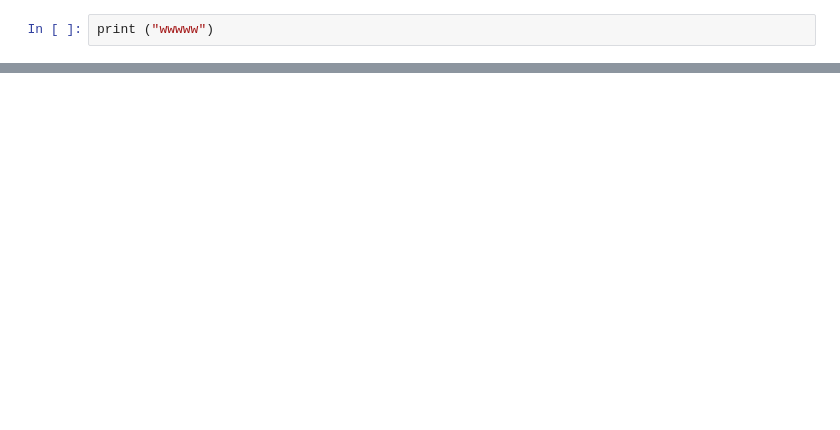
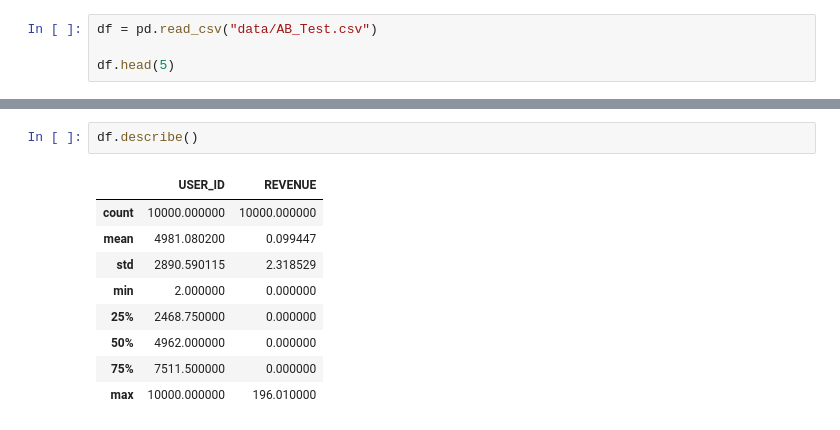
Before and after one commit to Rabkhan/AB-Testing, a Jupyter notebook: AB-Testing.ipynb, the cells around one changed output, grey strips where cells are left out. Cells and saved outputs as stored; diff of their text form; blank space fills up the shorter version.

```diff
--- a/AB-Testing.ipynb
+++ b/AB-Testing.ipynb
@@ -12,3 +15,5 @@ RecursionError: maximum recursion depth exceeded while calling a Python object
 # %%
-print ("wwwww")
+df = pd.read_csv("data/AB_Test.csv")
+
+df.head(5)
 # %% [output]
@@ -15,0 +41,12 @@ wwwww
+# %%
+df.describe()
+# %% [output]
+|  | USER_ID | REVENUE |
+| count | 10000.000000 | 10000.000000 |
+| mean | 4981.080200 | 0.099447 |
+| std | 2890.590115 | 2.318529 |
+| min | 2.000000 | 0.000000 |
+| 25% | 2468.750000 | 0.000000 |
+| 50% | 4962.000000 | 0.000000 |
+| 75% | 7511.500000 | 0.000000 |
+| max | 10000.000000 | 196.010000 |
```
Also changed, not shown: parts of 26 cells of this notebook.
